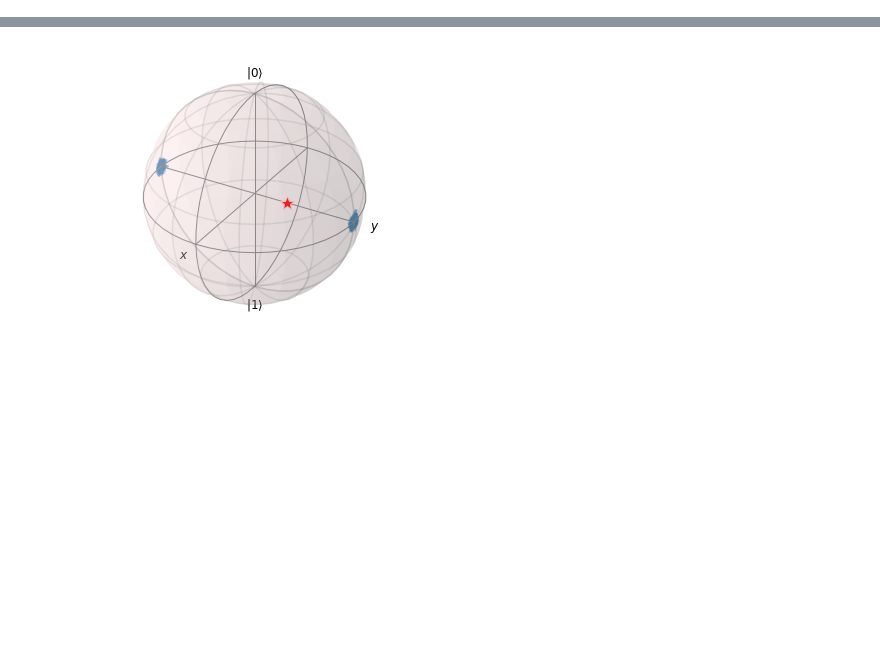
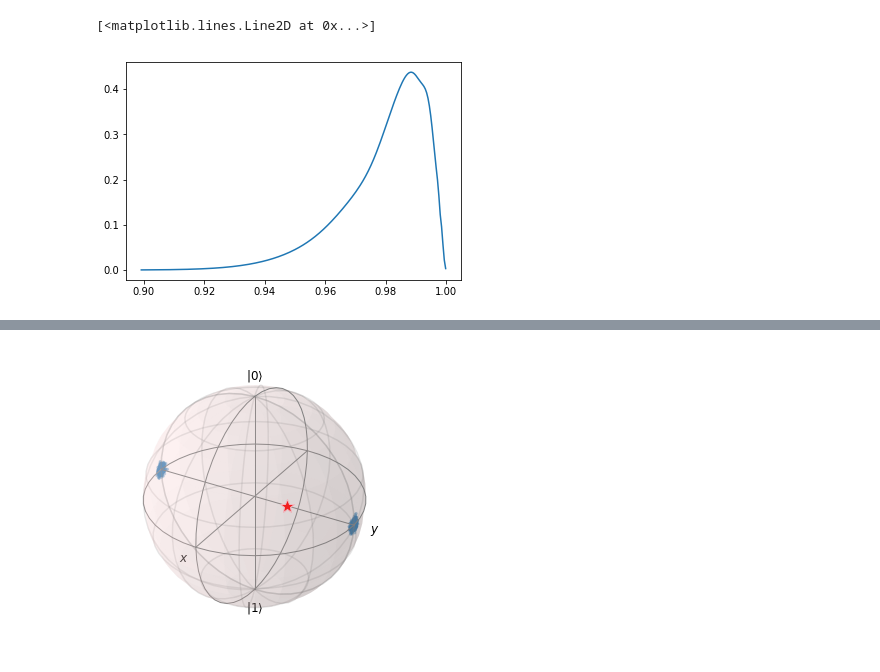
Before and after one commit to ihincks/btom, a Jupyter notebook: examples/binomial-example.ipynb, the cells around one changed output, grey strips where cells are left out. Saved outputs shown, nothing was run; the diff lists cells and outputs as text; code cells hidden in the pictures; blank space fills up the shorter version.

```diff
--- a/examples/binomial-example.ipynb
+++ b/examples/binomial-example.ipynb
@@ -22,0 +40,11 @@ pos.bloch_plot(fiducial_state=rho)
+# %%
+vals = pos.fidelity(rho)
+maxv, minv = vals.max(), vals.min()
+sep = maxv-minv
+xs = np.linspace(minv-sep/2, maxv+sep/2, 300)
+kde = sm.nonparametric.KDEUnivariate(logit(vals))
+kde.fit(bw=0.2)
+plt.plot(xs,kde.evaluate(logit(xs)))
+# %% [output]
+[<matplotlib.lines.Line2D at 0x...>]
+[figure, added]
```
Also changed, not shown: parts of 28 cells of this notebook, 1 other file.
